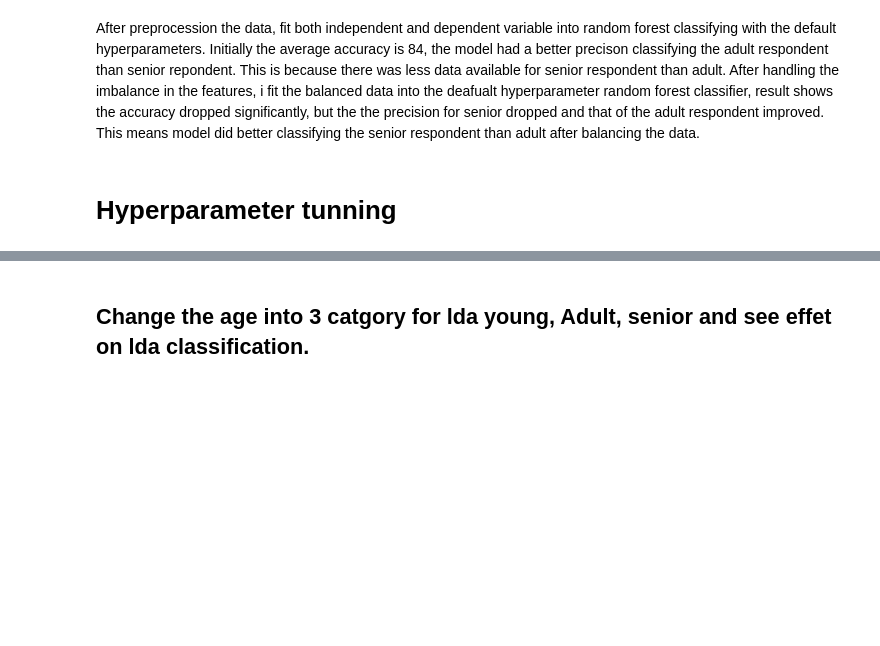
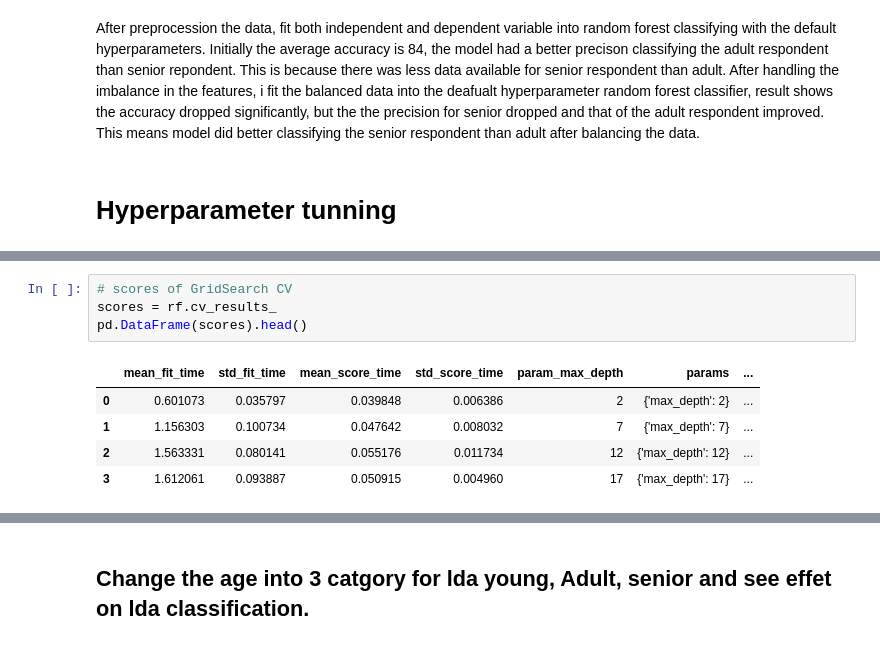
Before and after one commit to Ayomide-ola/Health-analysis, a Jupyter notebook: Integrated_CA .ipynb, the cells around one changed output, grey strips where cells are left out. Saved outputs shown, nothing was run; the diff lists cells and outputs as text; blank space fills up the shorter version.

```diff
--- a/Integrated_CA .ipynb
+++ b/Integrated_CA .ipynb
@@ -1783,0 +1859,10 @@ After preprocession the data, fit both independent and dependent variable into r
+# %%
+# scores of GridSearch CV
+scores = rf.cv_results_
+pd.DataFrame(scores).head()
+# %% [output]
+|  | mean_fit_time | std_fit_time | mean_score_time | std_score_time | param_max_depth | params | ... |
+| 0 | 0.601073 | 0.035797 | 0.039848 | 0.006386 | 2 | {'max_depth': 2} | ... |
+| 1 | 1.156303 | 0.100734 | 0.047642 | 0.008032 | 7 | {'max_depth': 7} | ... |
+| 2 | 1.563331 | 0.080141 | 0.055176 | 0.011734 | 12 | {'max_depth': 12} | ... |
+| 3 | 1.612061 | 0.093887 | 0.050915 | 0.004960 | 17 | {'max_depth': 17} | ... |
```
Also changed, not shown: parts of 25 cells of this notebook.
